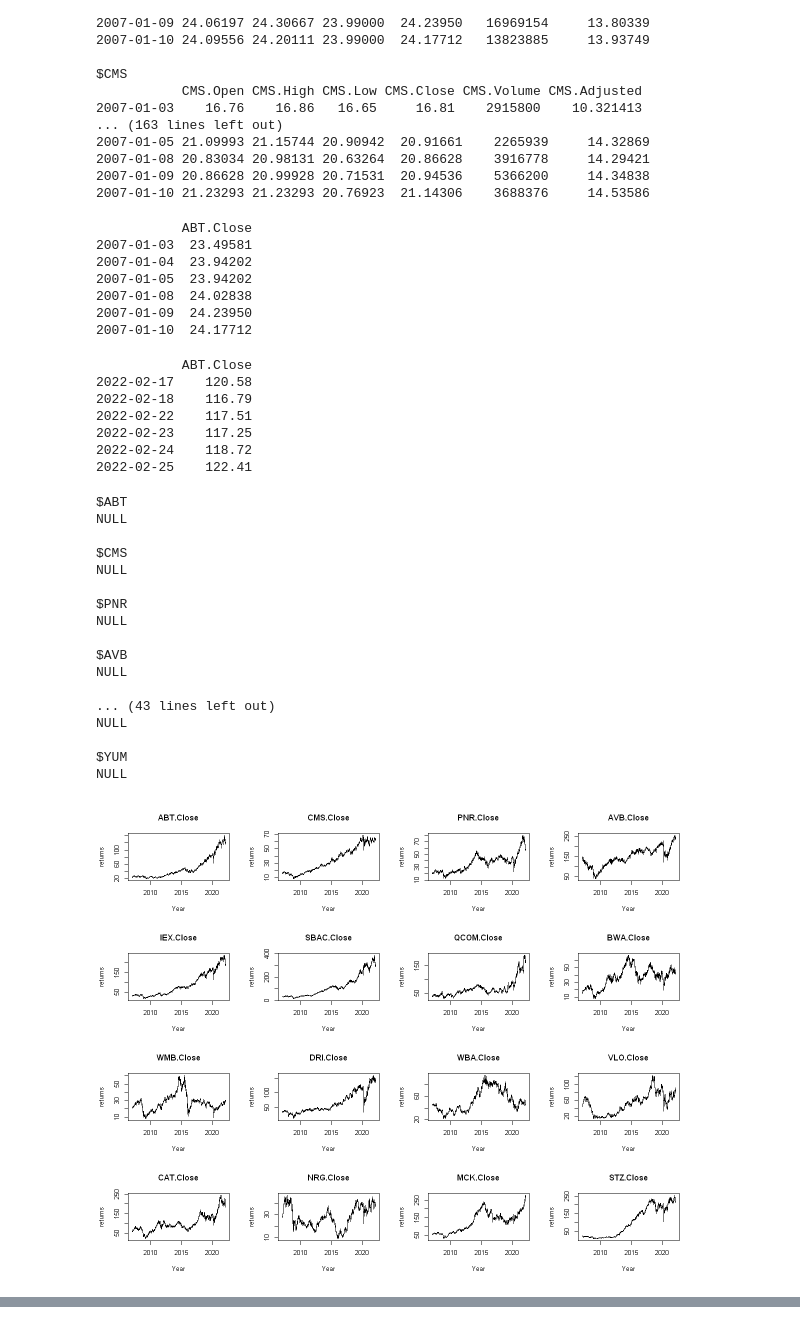
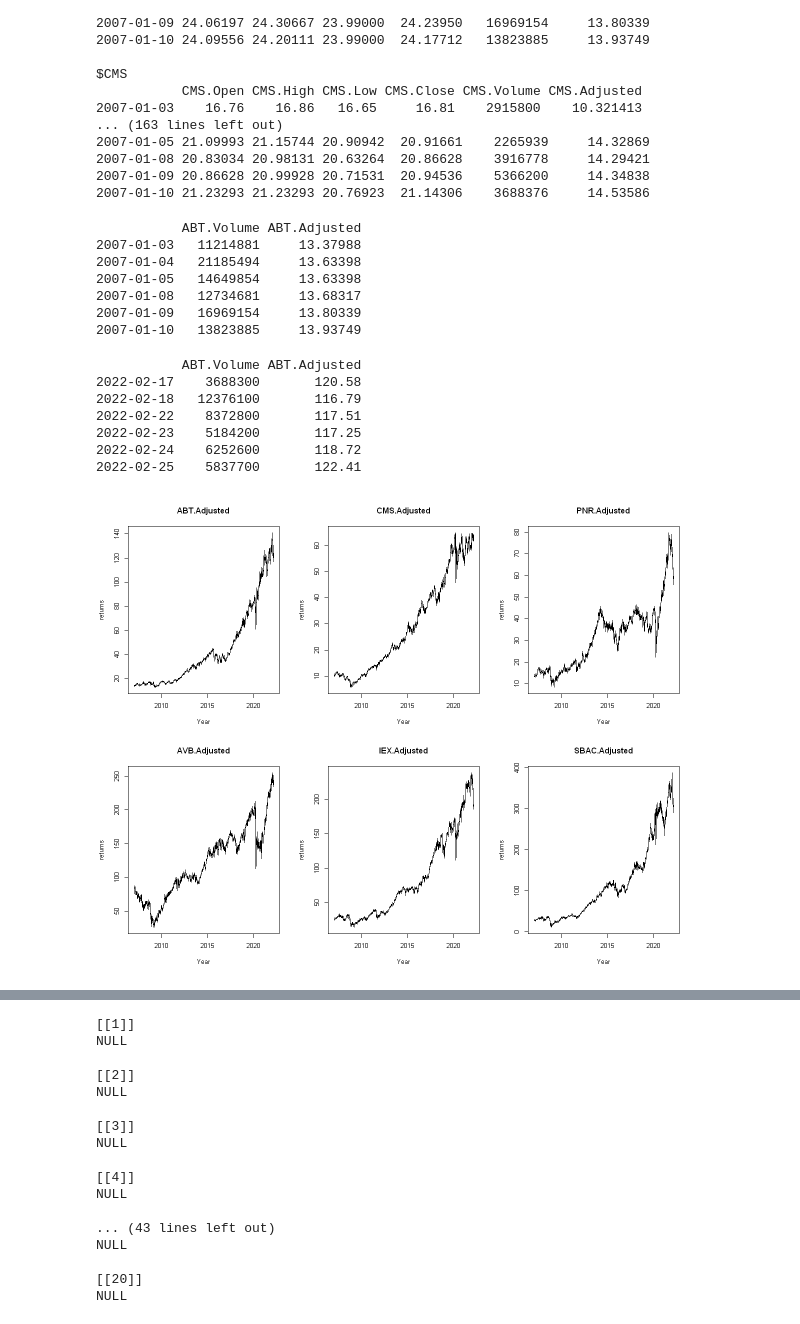
Before and after one commit to lz2110/JEM092-HW-Guan-Zhang-Zeng, a Jupyter notebook: HW1-Ex1.ipynb, the cells around one changed output, grey strips where cells are left out. Cells and saved outputs as stored; diff of their text form; code cells hidden in the pictures.

```diff
--- a/HW1-Ex1.ipynb
+++ b/HW1-Ex1.ipynb
@@ -109,28 +109,31 @@ $CMS
 2007-01-08 20.83034 20.98131 20.63264  20.86628    3916778     14.29421
 2007-01-09 20.86628 20.99928 20.71531  20.94536    5366200     14.34838
 2007-01-10 21.23293 21.23293 20.76923  21.14306    3688376     14.53586
+# %%
+#data0 <- data # backup original data
+data <- data0 # restore data in case of wrong doing
 # %%
-data0 <- data # backup original data
+
 # filter for Adjusted price
 data <- lapply(names(data), function(y){
-    data[[y]] <- data[[y]][, paste0(y, '.Close')]
+    data[[y]] <- data[[y]][, c(paste0(y, '.Volume'),paste0(y, '.Adjusted'))]
 })
 names(data) <- names(data0)
 # check the date range
 head(data[[1]])
 tail(data[[1]])
 # %% [output]
-           ABT.Close
-2007-01-03  23.49581
-2007-01-04  23.94202
-2007-01-05  23.94202
-2007-01-08  24.02838
-2007-01-09  24.23950
-2007-01-10  24.17712
+           ABT.Volume ABT.Adjusted
+2007-01-03   11214881     13.37988
+2007-01-04   21185494     13.63398
+2007-01-05   14649854     13.63398
+2007-01-08   12734681     13.68317
+2007-01-09   16969154     13.80339
+2007-01-10   13823885     13.93749
-           ABT.Close
-2022-02-17    120.58
-2022-02-18    116.79
-2022-02-22    117.51
-2022-02-23    117.25
-2022-02-24    118.72
-2022-02-25    122.41
+           ABT.Volume ABT.Adjusted
+2022-02-17    3688300       120.58
+2022-02-18   12376100       116.79
+2022-02-22    8372800       117.51
+2022-02-23    5184200       117.25
+2022-02-24    6252600       118.72
+2022-02-25    5837700       122.41
@@ -137,25 +142,12 @@ tail(data[[1]])
+# %%
+data <- lapply(names(data), function(y){
+    data[[y]] <- data[[y]][, paste0(y, '.Adjusted')]
+})
 # %%
-par(mfrow = c(4, 4))
+par(mfrow = c(2, 3))
 sapply(data, function(y){
     plot(as.Date(index(y)), y, type = 'l', main = names(y), xlab = 'Year',
      ylab = 'returns' )
 })
 # %% [output]
-$ABT
-NULL
-
-$CMS
-NULL
-
-$PNR
-NULL
-
-$AVB
-NULL
-
-... (43 lines left out)
-NULL
-
-$YUM
-NULL
-[figure, old version]
+[figure, new version]
@@ -162,0 +155,17 @@ NULL
+[[1]]
+NULL
+
+[[2]]
+NULL
+
+[[3]]
+NULL
+
+[[4]]
+NULL
+
+... (43 lines left out)
+NULL
+
+[[20]]
+NULL
```
Also changed, not shown: parts of 4 cells of this notebook.
